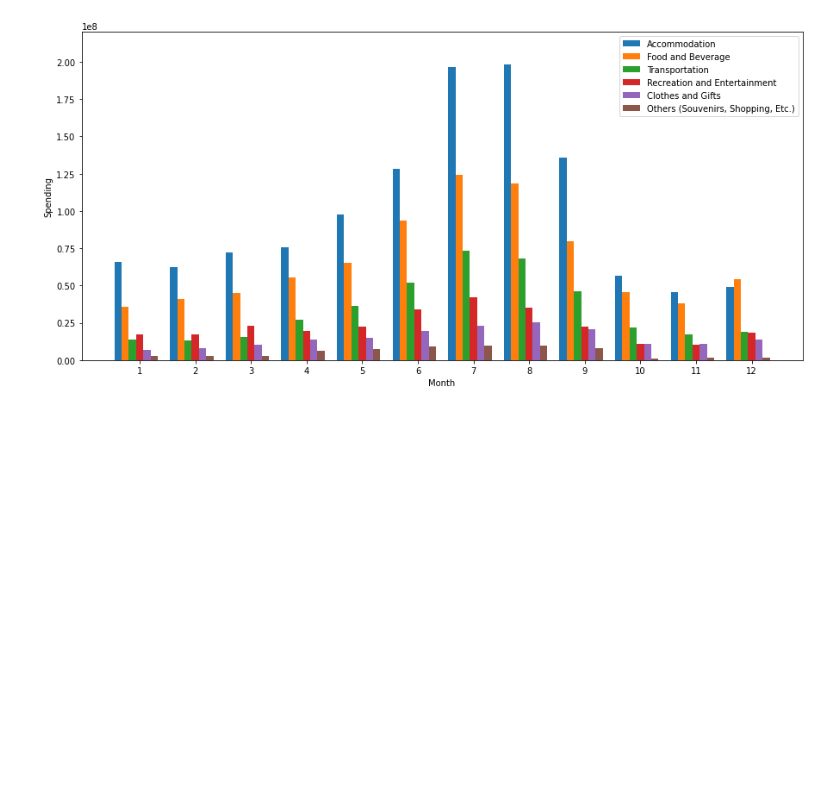
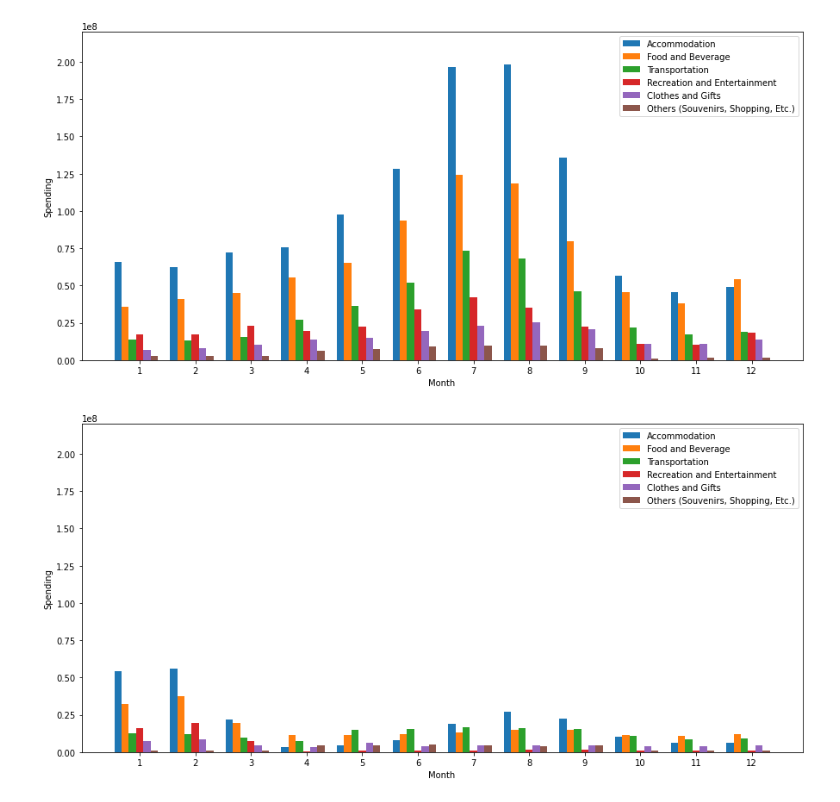
Before and after one commit to Vizzuality/tota, a Jupyter notebook: data/notebooks/tota_spending_data.ipynb, the cells around one changed output. Drawn from its saved outputs; the diff is of its cells as text; code cells hidden in the pictures; blank space fills up the shorter version.

```diff
--- a/data/notebooks/tota_spending_data.ipynb
+++ b/data/notebooks/tota_spending_data.ipynb
@@ -94,7 +147,7 @@ plt.show()
 # %% [output]
 [figure]
 # %%
-def plot_spending(df, origin, year):
+def plot_spending_item(df, origin, year):
 
     df_plt = df[(df['Destination Province'] == 'British Columbia') & (df['Year'] == year) & (df['Origin Country'] == origin)].\
     groupby(['Origin Country', 'Date', 'ITS Spend Category Name'])['Spend'].sum().reset_index()
@@ -137,2 +184,8 @@ plot_spending(df, origin, year)
 # %% [output]
 [figure]
+# %%
+origin='United States'
+year=2020
+plot_spending_item(df, origin, year)
+# %% [output]
+[figure, added]
```
Also changed, not shown: parts of 21 cells of this notebook.
